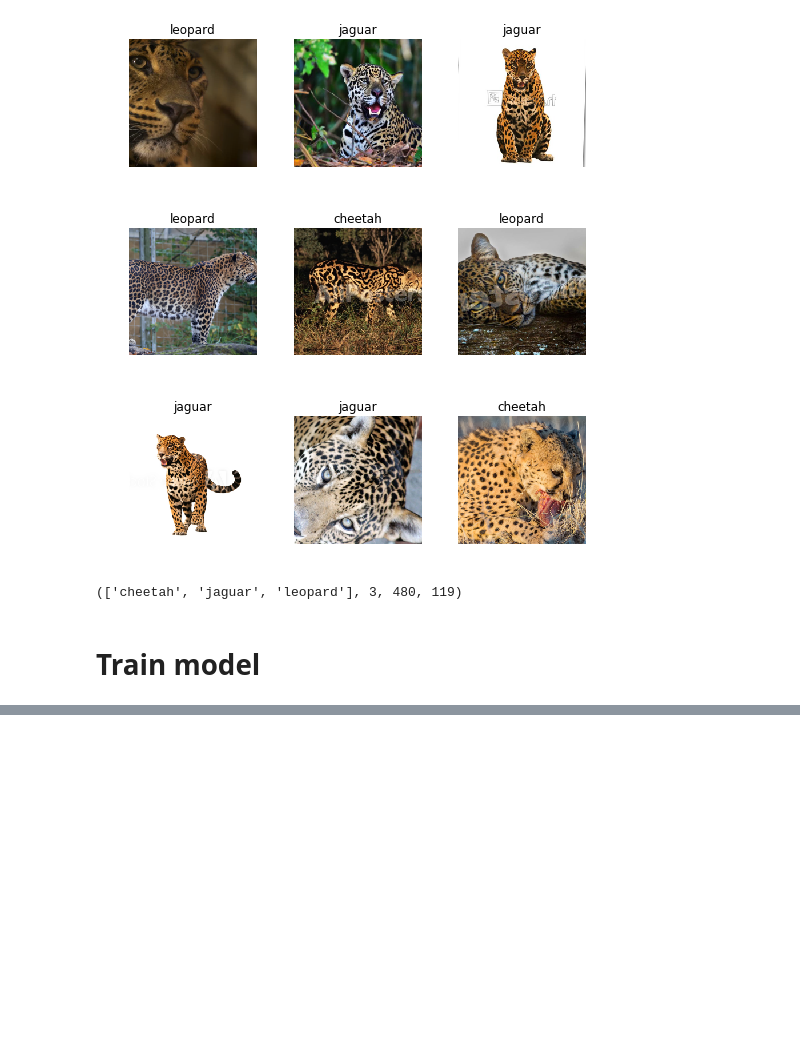
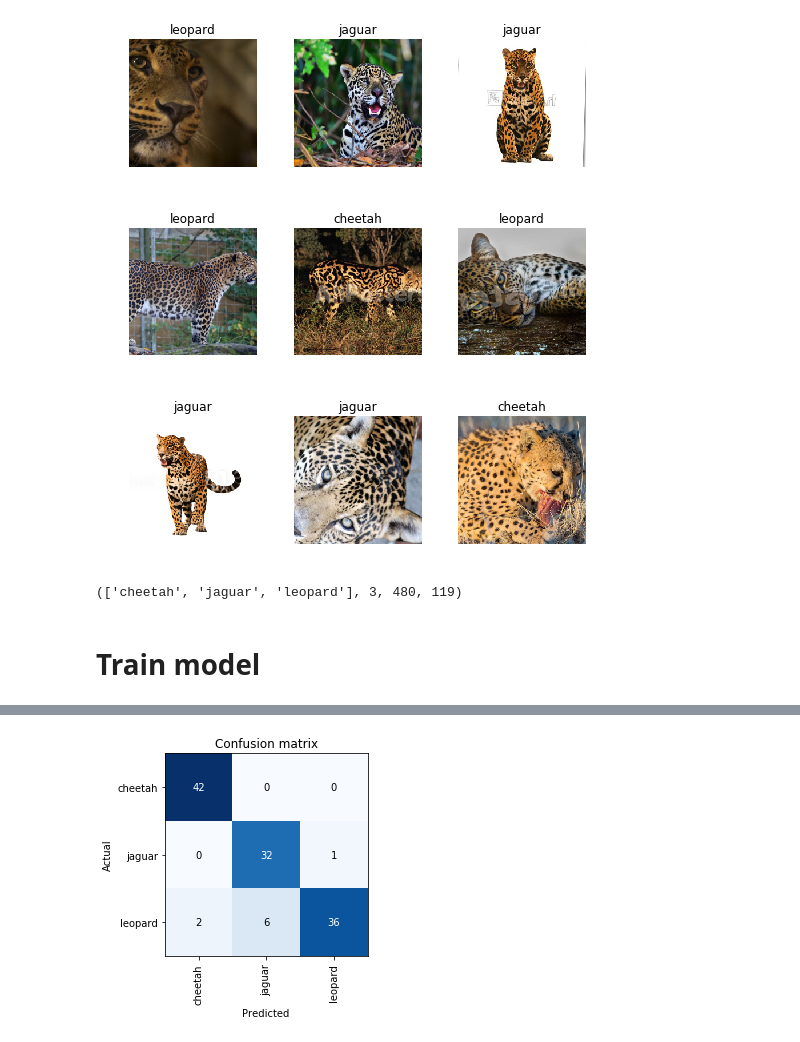
Before and after one commit to wajahatcolab/fastaitest, a Jupyter notebook: feline_classifier.ipynb, the cells around one changed output, grey strips where cells are left out. Cells and saved outputs as stored; diff of their text form; code cells hidden in the pictures; blank space fills up the shorter version.

```diff
--- a/feline_classifier.ipynb
+++ b/feline_classifier.ipynb
@@ -84,0 +91,2 @@ learn.lr_find(start_lr=1e-5, end_lr=1e-1)learn.recorder.plot()
+# %%
+learn.load('stage-1')
@@ -84,0 +111,6 @@ learn.lr_find(start_lr=1e-5, end_lr=1e-1)learn.recorder.plot()
+# %%
+interp = ClassificationInterpretation.from_learner(learn)
+# %%
+interp.plot_confusion_matrix()
+# %% [output]
+[figure, added]
```
Also changed, not shown: parts of 14 cells of this notebook.
